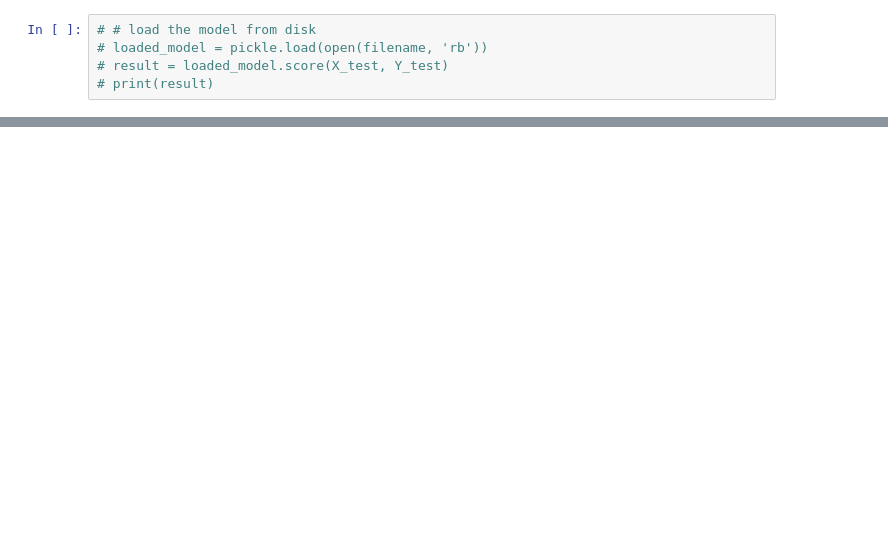
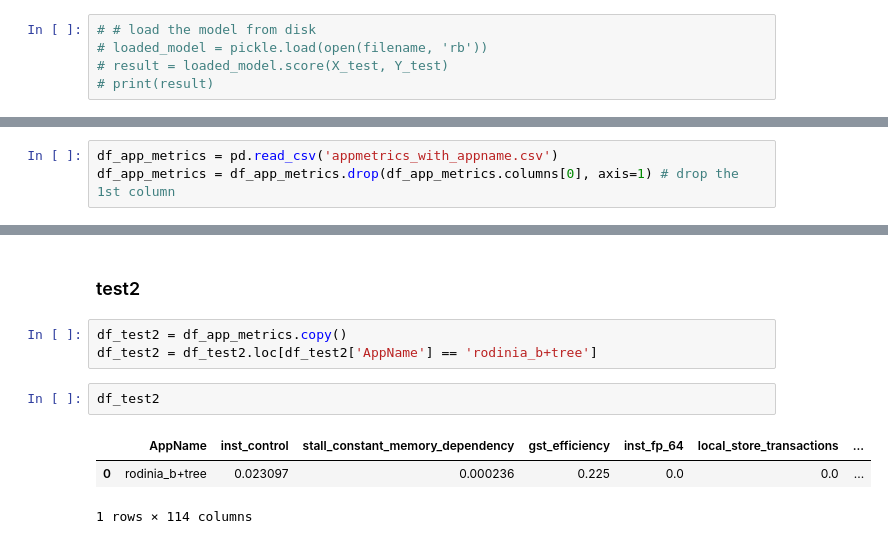
Before and after one commit to 3upperm2n/xing19, a Jupyter notebook: 07_nn/3-retrain_save_NN.ipynb, the cells around one changed output, grey strips where cells are left out. Drawn from its saved outputs; the diff is of its cells as text; blank space fills up the shorter version.

Commit message:
test with trained model

```diff
--- a/07_nn/3-retrain_save_NN.ipynb
+++ b/07_nn/3-retrain_save_NN.ipynb
@@ -105,0 +133,3 @@ result: 1.0
+# %%
+df_app_metrics = pd.read_csv('appmetrics_with_appname.csv')
+df_app_metrics = df_app_metrics.drop(df_app_metrics.columns[0], axis=1) # drop the 1st column
@@ -105,0 +173,11 @@ result: 1.0
+# %% [markdown]
+### test2
+# %%
+df_test2 = df_app_metrics.copy()
+df_test2 = df_test2.loc[df_test2['AppName'] == 'rodinia_b+tree']
+# %%
+df_test2
+# %% [output]
+|  | AppName | inst_control | stall_constant_memory_dependency | gst_efficiency | inst_fp_64 | local_store_transactions | ... |
+| 0 | rodinia_b+tree | 0.023097 | 0.000236 | 0.225 | 0.0 | 0.0 | ... |
+1 rows × 114 columns
```
Also changed, not shown: parts of 11 cells of this notebook.
